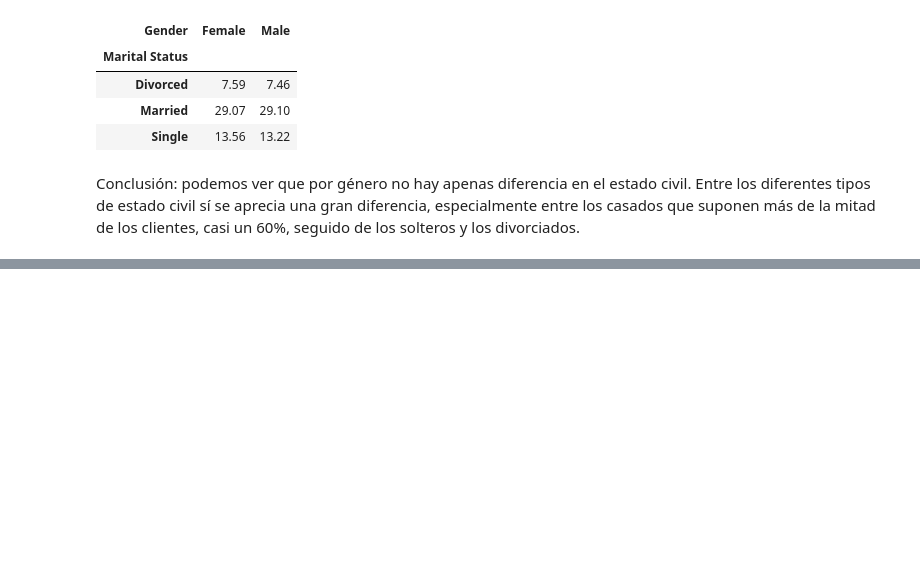
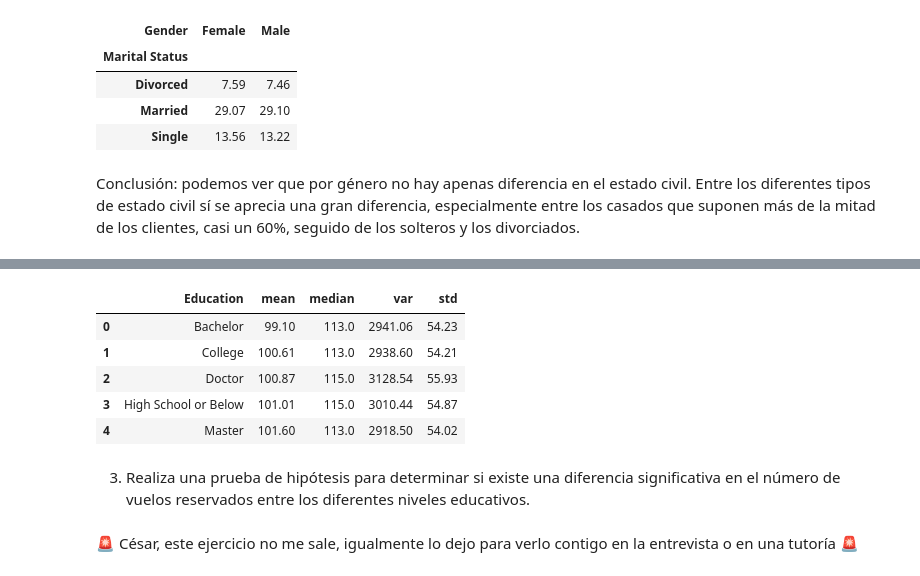
Before and after one commit to Adalab/bda-modulo-3-evaluacion-final-Marina-pg, a Jupyter notebook: evaluacion/evaluacion_mod3.ipynb, the cells around one changed output, grey strips where cells are left out. Saved outputs shown, nothing was run; the diff lists cells and outputs as text; code cells hidden in the pictures; blank space fills up the shorter version.

```diff
--- a/evaluacion/ev_3_Marina.ipynb
+++ b/evaluacion/evaluacion_mod3.ipynb
@@ -454,0 +479,16 @@ Conclusión: podemos ver que por género no hay apenas diferencia en el estado c
+# %%
+estadisticas_educacion = round(df_vuelos_clientes.groupby('Education')['Flights Booked'].agg(['mean', 'median', 'var', 'std']).reset_index(), 2)
+# %%
+estadisticas_educacion
+# %% [output]
+|  | Education | mean | median | var | std |
+| 0 | Bachelor | 99.10 | 113.0 | 2941.06 | 54.23 |
+| 1 | College | 100.61 | 113.0 | 2938.60 | 54.21 |
+| 2 | Doctor | 100.87 | 115.0 | 3128.54 | 55.93 |
+| 3 | High School or Below | 101.01 | 115.0 | 3010.44 | 54.87 |
+| 4 | Master | 101.60 | 113.0 | 2918.50 | 54.02 |
+# %% [markdown]
+3. Realiza una prueba de hipótesis para determinar si existe una diferencia
+significativa en el número de vuelos reservados entre los diferentes niveles educativos.
+# %% [markdown]
+🚨 César, este ejercicio no me sale, igualmente lo dejo para verlo contigo en la entrevista o en una tutoría 🚨
```
Also changed, not shown: parts of 9 cells of this notebook, 2 other files.
